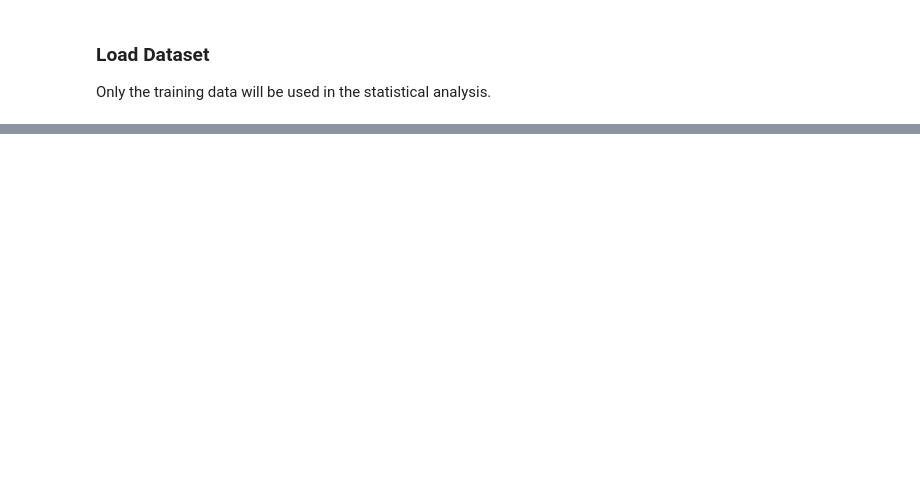
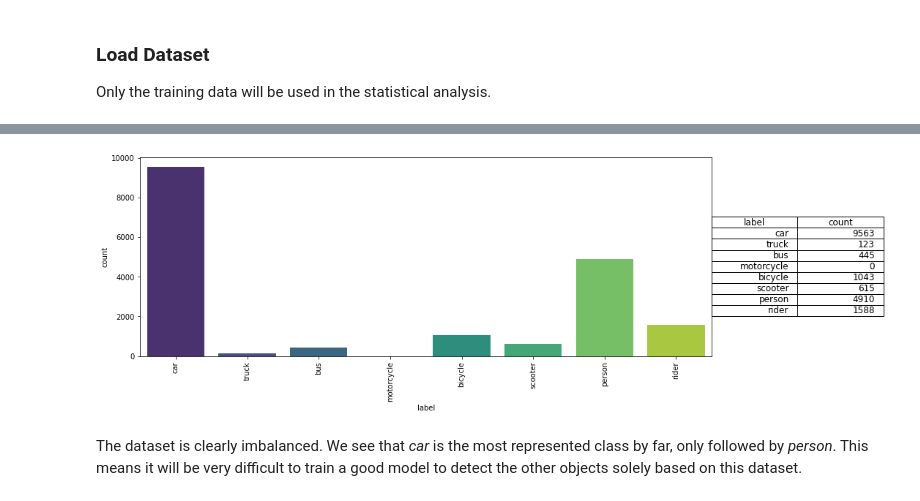
Before and after one commit to mariueng/computer-vision-and-deep-learning, a Jupyter notebook: SSD/notebooks/eda.ipynb, the cells around one changed output, grey strips where cells are left out. Drawn from its saved outputs; the diff is of its cells as text; code cells hidden in the pictures; blank space fills up the shorter version.

```diff
--- a/SSD/notebooks/eda.ipynb
+++ b/SSD/notebooks/eda.ipynb
@@ -127,0 +69,6 @@ This section explores object sizes independently, and also in relation to the im
+# %%
+# Load config
+cfg = get_config(config_path="configs/tdt4265.py")
+
+# Get dataloader
+dataloader = get_dataloader(cfg, dataset_to_analyze="train")
@@ -127,0 +77,3 @@ This section explores object sizes independently, and also in relation to the im
+# %%
+# Verify that the dataset is available
+dataset_obj = dataloader.dataset
@@ -127,0 +116,14 @@ This section explores object sizes independently, and also in relation to the im
+# %%
+# Get basic information
+label_map = dataset_obj.label_info
+
+# Get data and unwrap
+data = dataset_obj.data
+annotations, images, categories = data['annotations'], data['images'], data['categories']
+# %%
+# Calculate number of objects per category
+categories_count = {i: 0 for i in range(1, len(categories) + 1)}
+
+for annotation in annotations:
+    category_id = annotation['category_id']
+    categories_count[category_id] += 1
@@ -127,0 +133,24 @@ This section explores object sizes independently, and also in relation to the im
+# %%
+# Plot histogram and table
+
+object_labels = {key: value for key, value in label_map.items() if key != 0}
+df_categories = pd.DataFrame.from_dict([object_labels, categories_count]).T
+df_categories.rename({0: 'label', 1: 'count'}, axis=1, inplace=True)
+
+plt.figure(figsize=(14, 5))
+sns.barplot(x='label', y='count', data=df_categories, palette='viridis')
+plt.xticks(rotation=90)
+table = plt.table(cellText=df_categories.values,
+                  rowLabels=None,
+                  colLabels=df_categories.columns,
+                  cellLoc='right',
+                  rowLoc='center',
+                  loc='right',
+                  bbox=[1., .2, .3, .5])
+table.auto_set_font_size(False)
+table.set_fontsize(12)
+plt.show()
+# %% [output]
+[figure, added]
+# %% [markdown]
+The dataset is clearly imbalanced. We see that *car* is the most represented class by far, only followed by *person*. This means it will be very difficult to train a good model to detect the other objects solely based on this dataset.
```
Also changed, not shown: parts of 50 cells of this notebook, 4 other files.
